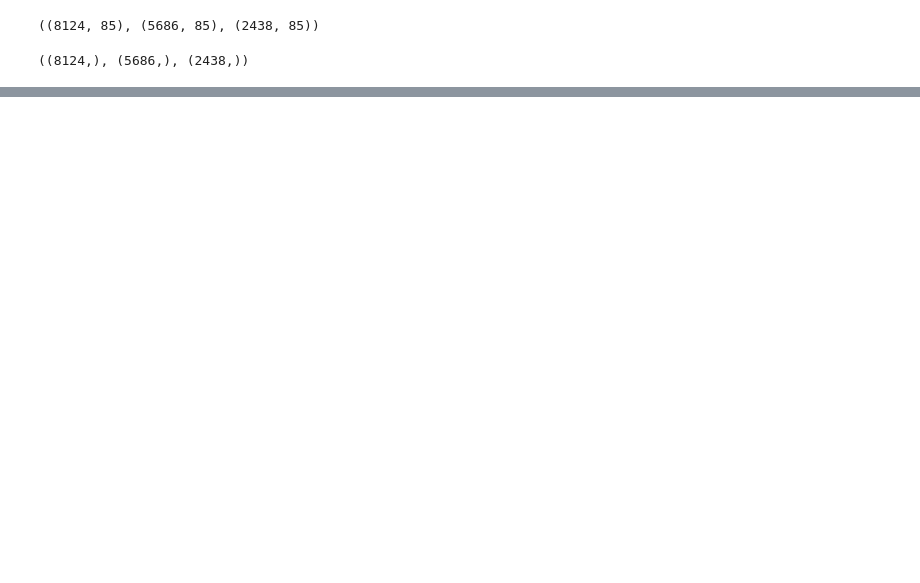
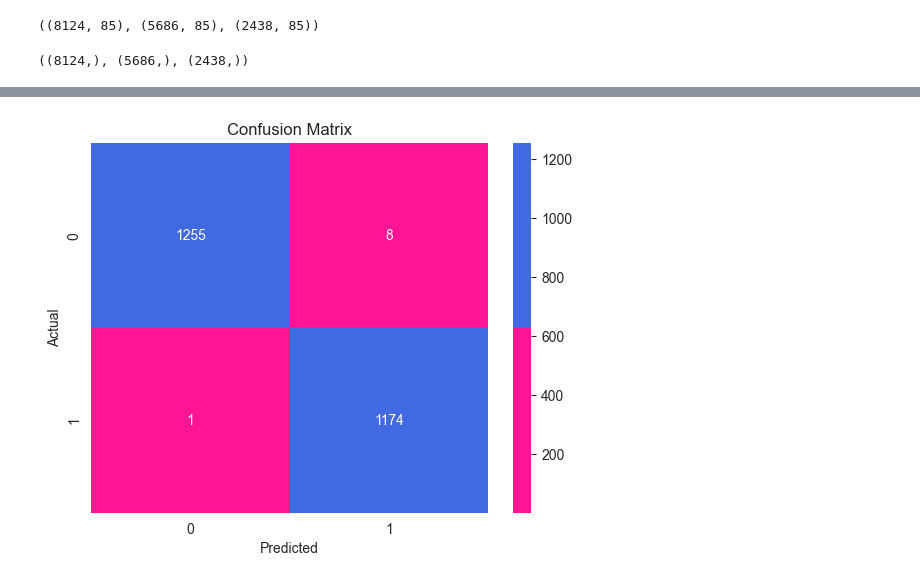
Before and after one commit to reneta-dimitrova96/Machine-Learning-Project-2023---Mushroom-Classification, a Jupyter notebook: mushroom_classification.ipynb, the cells around one changed output, grey strips where cells are left out. Saved outputs shown, nothing was run; the diff lists cells and outputs as text; code cells hidden in the pictures; blank space fills up the shorter version.

```diff
--- a/mushroom_classification.ipynb
+++ b/mushroom_classification.ipynb
@@ -420,0 +395,12 @@ y.shape, y_train.shape, y_test.shape
+# %%
+cm_test = confusion_matrix(y_test,test_pred_lr)
+# %%
+heatmap_test = sns.heatmap(cm_test, annot=True, cmap=sns.color_palette(['#FF1493', '#4169E1']), fmt='d')
+plt.xlabel('Predicted')
+plt.ylabel('Actual')
+plt.title('Confusion Matrix')
+figure = heatmap_test.get_figure()
+figure.savefig(f'confusion_matrix_test.png')
+plt.show()
+# %% [output]
+[figure, added]
```
Also changed, not shown: parts of 91 cells of this notebook.
